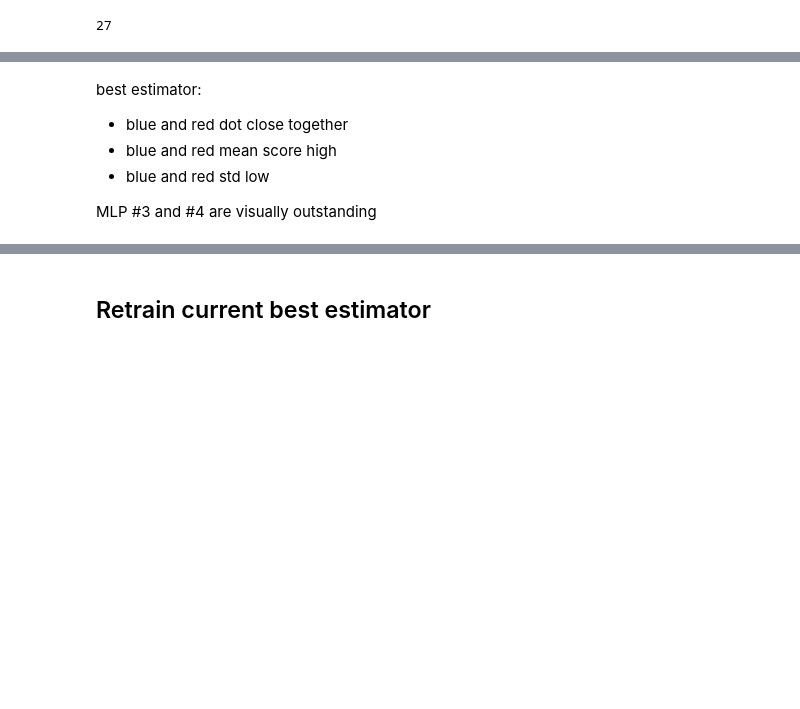
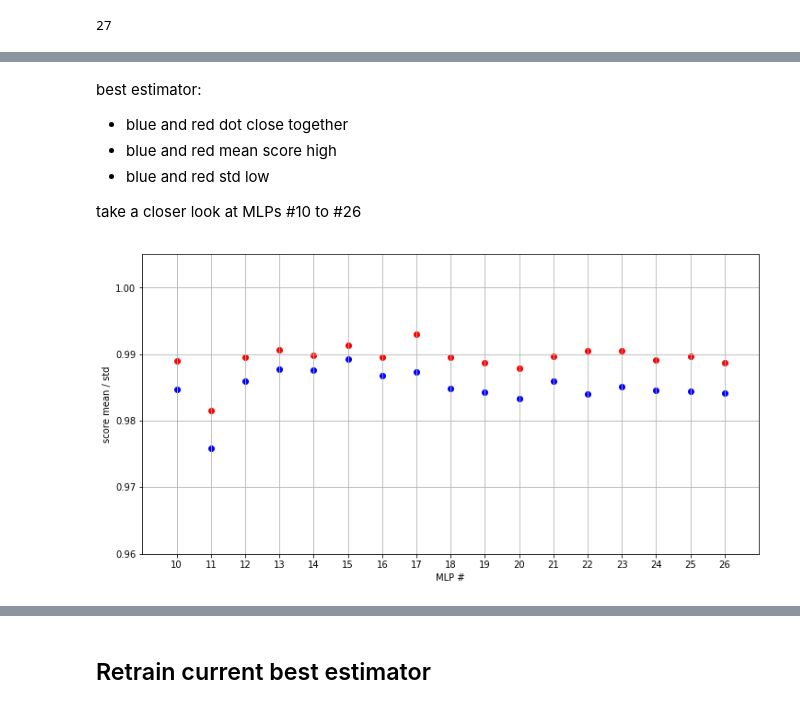
Before and after one commit to damilo/project.ml, a Jupyter notebook: project.ml.tf-c11.08/project.ml.tf-c11.08.ipynb, the cells around one changed output, grey strips where cells are left out. Drawn from its saved outputs; the diff is of its cells as text; code cells hidden in the pictures; blank space fills up the shorter version.

```diff
--- a/project.ml.tf-c11.08/project.ml.tf-c11.08.ipynb
+++ b/project.ml.tf-c11.08/project.ml.tf-c11.08.ipynb
@@ -385,4 +385,33 @@ best estimator:
 - blue and red mean score high
 - blue and red std low
 
-MLP #3 and #4 are visually outstanding
+take a closer look at MLPs #10 to #26
+# %%
+mlp_idx = list (range (10, 27))
+
+fig, axs = plt.subplots (1, 1)
+
+axs.scatter (
+    x = cv_results_pd.iloc[mlp_idx].index.values,
+    y = cv_results_pd.iloc[mlp_idx]['acc_val_mean'].values,
+    color = 'b'
+)
+
+axs.scatter (
+    x = cv_results_pd.iloc[mlp_idx].index.values,
+    y = cv_results_pd.iloc[mlp_idx]['acc_test_mean'].values,
+    color = 'r'
+)
+
+axs.set_xlim ([9, 27])
+axs.set_xticks (cv_results_pd.iloc[mlp_idx].index.values)
+axs.grid (True)
+
+axs.set_xlabel ('MLP #')
+axs.set_ylabel ('score mean / std')
+
+fig.set_size_inches (12, 6)
+
+plt.show ()
+# %% [output]
+[figure, added]
```
Also changed, not shown: parts of 24 cells of this notebook.
